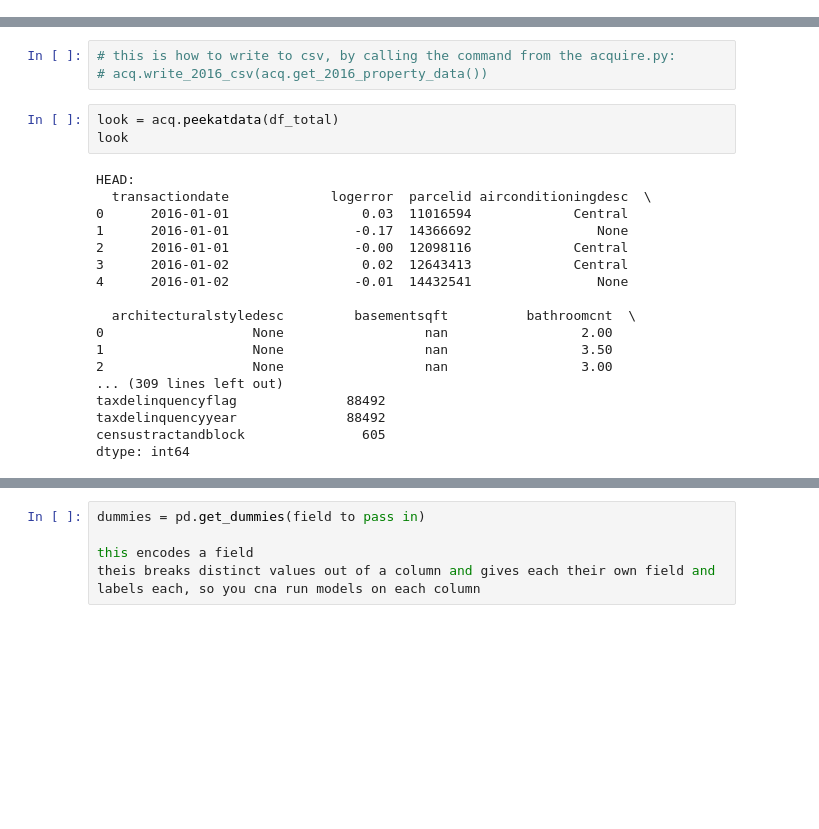
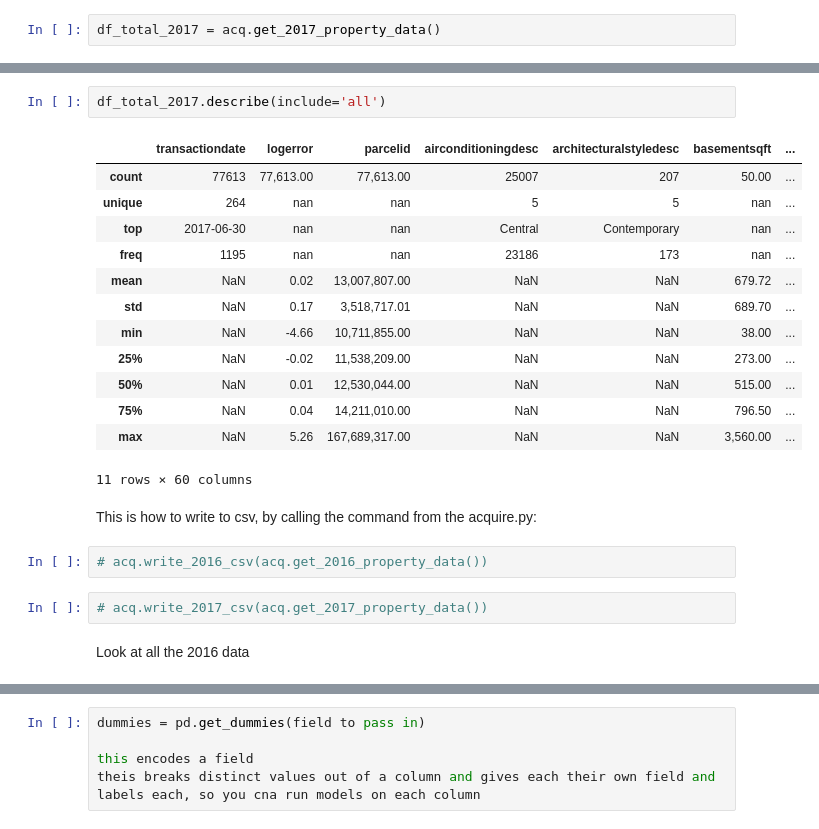
Before and after one commit to HackneyChad/clustering, a Jupyter notebook: clustering_exercises.ipynb, the cells around one changed output, grey strips where cells are left out. Saved outputs shown, nothing was run; the diff lists cells and outputs as text; blank space fills up the shorter version.

```diff
--- a/clustering_exercises.ipynb
+++ b/clustering_exercises.ipynb
@@ -32,0 +36,2 @@ df_total.head()
+# %%
+df_total_2017 = acq.get_2017_property_data()
@@ -50,27 +69,27 @@ df_total.describe(include='all')
 | 75% | NaN | 0.04 | 14,227,552.00 | NaN | NaN | 872.00 | ... |
 | max | NaN | 4.74 | 162,960,842.00 | NaN | NaN | 1,555.00 | ... |
 11 rows × 60 columns
-# %%
-# this is how to write to csv, by calling the command from the acquire.py:
-# acq.write_2016_csv(acq.get_2016_property_data())
-# %%
-look = acq.peekatdata(df_total)
-look
-# %% [output]
-HEAD:
-  transactiondate             logerror  parcelid airconditioningdesc  \
-0      2016-01-01                 0.03  11016594             Central
-1      2016-01-01                -0.17  14366692                None
-2      2016-01-01                -0.00  12098116             Central
-3      2016-01-02                 0.02  12643413             Central
-4      2016-01-02                -0.01  14432541                None
-
-  architecturalstyledesc         basementsqft          bathroomcnt  \
-0                   None                  nan                 2.00
-1                   None                  nan                 3.50
-2                   None                  nan                 3.00
-... (309 lines left out)
-taxdelinquencyflag              88492
-taxdelinquencyyear              88492
-censustractandblock               605
-dtype: int64
+# %%
+df_total_2017.describe(include='all')
+# %% [output]
+|  | transactiondate | logerror | parcelid | airconditioningdesc | architecturalstyledesc | basementsqft | ... |
+| count | 77613 | 77,613.00 | 77,613.00 | 25007 | 207 | 50.00 | ... |
+| unique | 264 | nan | nan | 5 | 5 | nan | ... |
+| top | 2017-06-30 | nan | nan | Central | Contemporary | nan | ... |
+| freq | 1195 | nan | nan | 23186 | 173 | nan | ... |
+| mean | NaN | 0.02 | 13,007,807.00 | NaN | NaN | 679.72 | ... |
+| std | NaN | 0.17 | 3,518,717.01 | NaN | NaN | 689.70 | ... |
+| min | NaN | -4.66 | 10,711,855.00 | NaN | NaN | 38.00 | ... |
+| 25% | NaN | -0.02 | 11,538,209.00 | NaN | NaN | 273.00 | ... |
+| 50% | NaN | 0.01 | 12,530,044.00 | NaN | NaN | 515.00 | ... |
+| 75% | NaN | 0.04 | 14,211,010.00 | NaN | NaN | 796.50 | ... |
+| max | NaN | 5.26 | 167,689,317.00 | NaN | NaN | 3,560.00 | ... |
+11 rows × 60 columns
+# %% [markdown]
+This is how to write to csv, by calling the command from the acquire.py:
+# %%
+# acq.write_2016_csv(acq.get_2016_property_data())
+# %%
+# acq.write_2017_csv(acq.get_2017_property_data())
+# %% [markdown]
+Look at all the 2016 data
```
Also changed, not shown: parts of 32 cells of this notebook, 4 other files.
